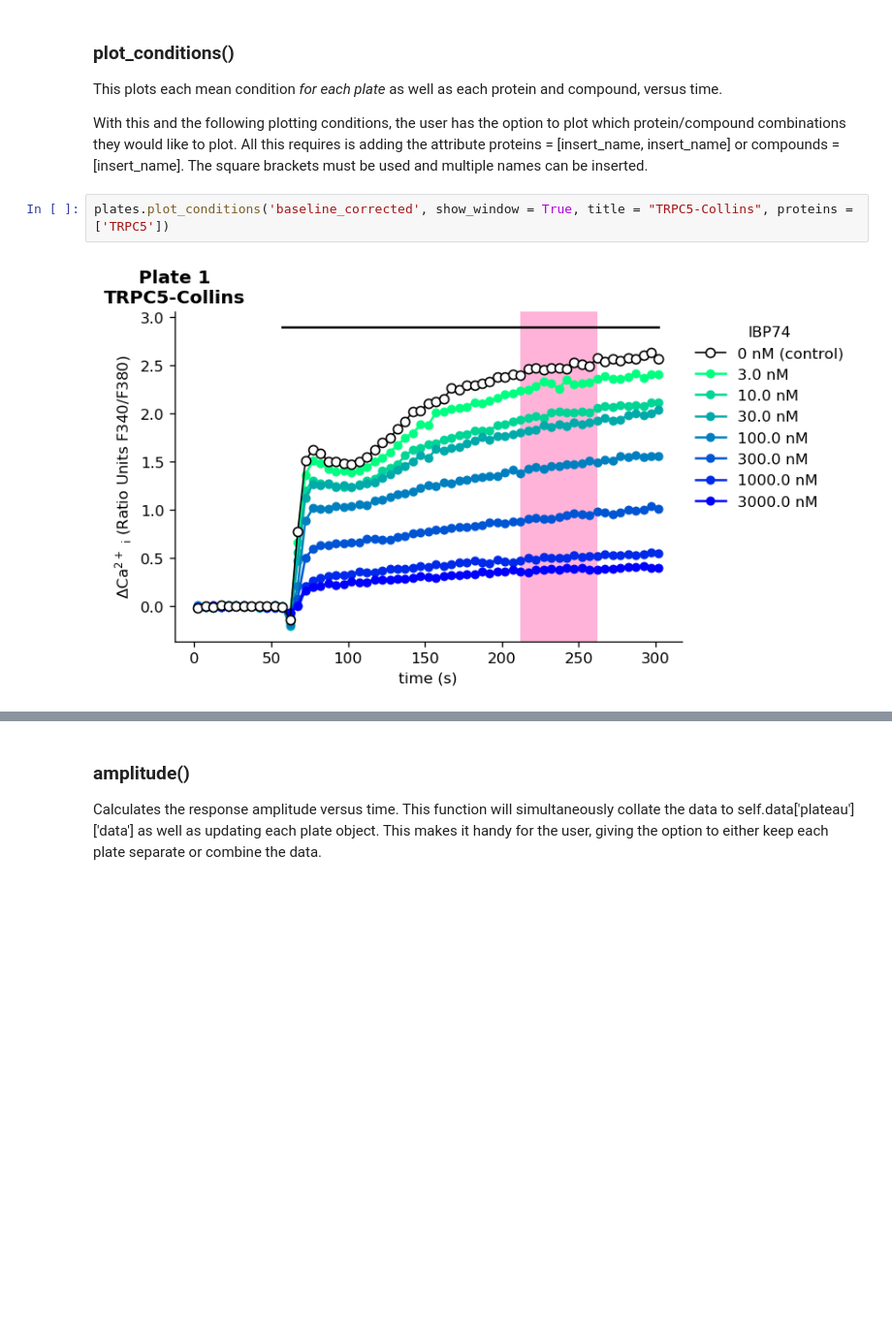
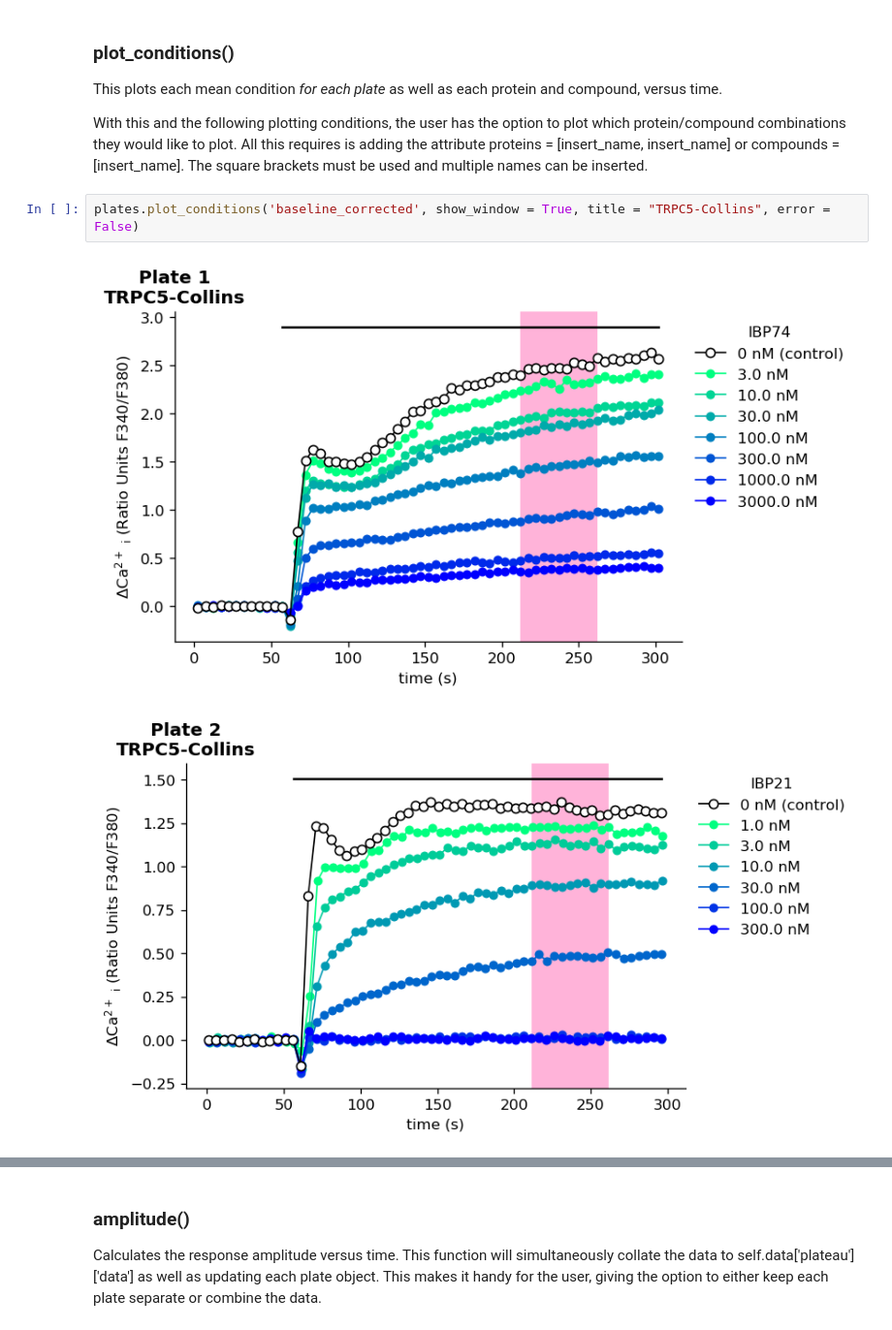
Before and after one commit to lawrencecollins/Ca-Flex-Analysis, a Jupyter notebook: Calcium Flex Analysis Demo Notebook.ipynb, the cells around one changed output, grey strips where cells are left out. Shown at 97% size. Saved outputs shown, nothing was run; the diff lists cells and outputs as text; blank space fills up the shorter version.

```diff
--- a/Calcium Flex Analysis Demo Notebook.ipynb
+++ b/Calcium Flex Analysis Demo Notebook.ipynb
@@ -315,6 +324,7 @@ This plots each mean condition _for each plate_ as well as each protein and comp
 
 With this and the following plotting conditions, the user has the option to plot which protein/compound combinations they would like to plot. All this requires is adding the attribute proteins = \[insert_name, insert_name\] or compounds = \[insert_name\]. The square brackets must be used and multiple names can be inserted.
 # %%
-plates.plot_conditions('baseline_corrected', show_window = True, title = "TRPC5-Collins", proteins = ['TRPC5'])
+plates.plot_conditions('baseline_corrected', show_window = True, title = "TRPC5-Collins", error = False)
 # %% [output]
-[figure, old version]
+[figure, new version]
+[figure, added]
```
Also changed, not shown: parts of 11 cells of this notebook, 2 other files.
